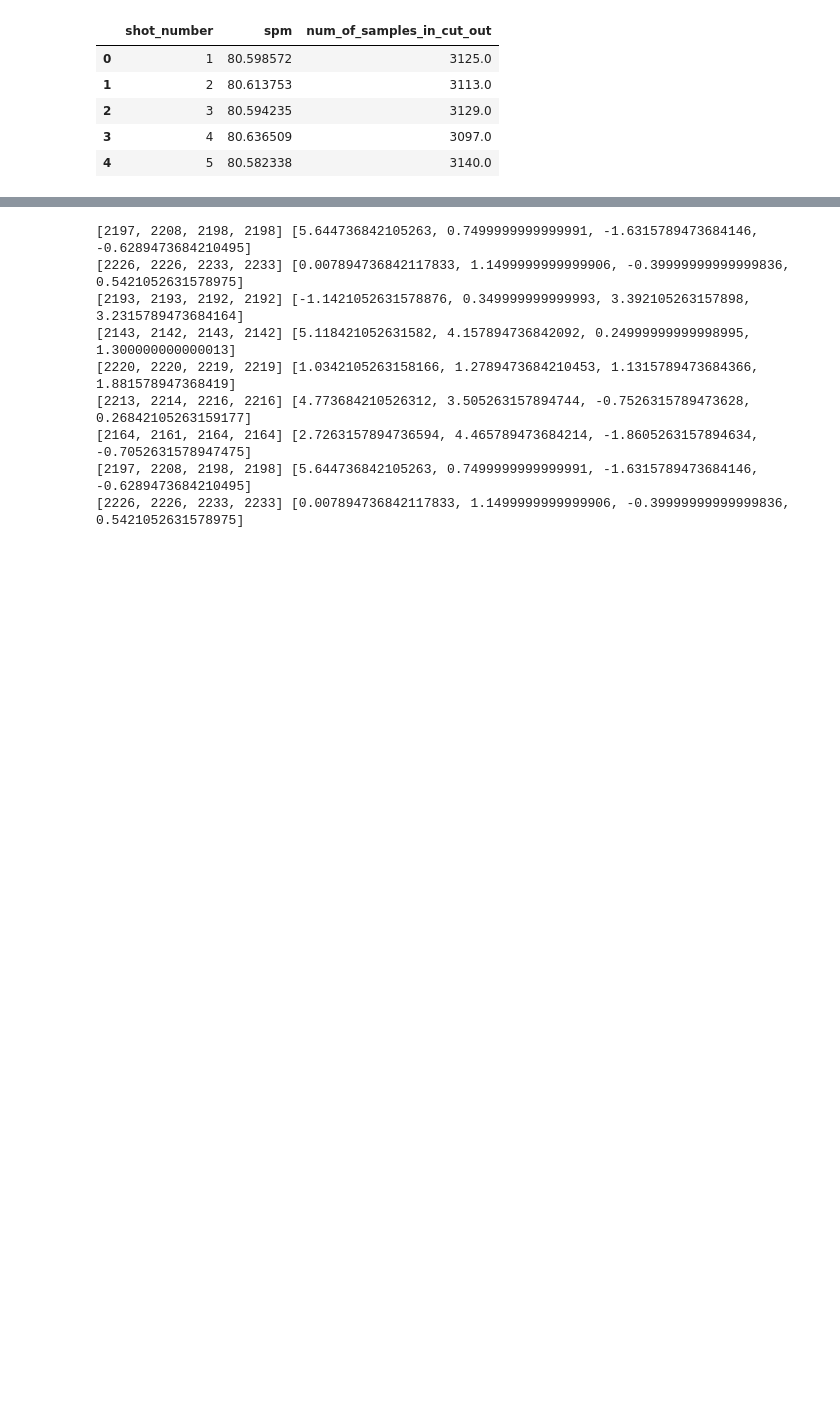
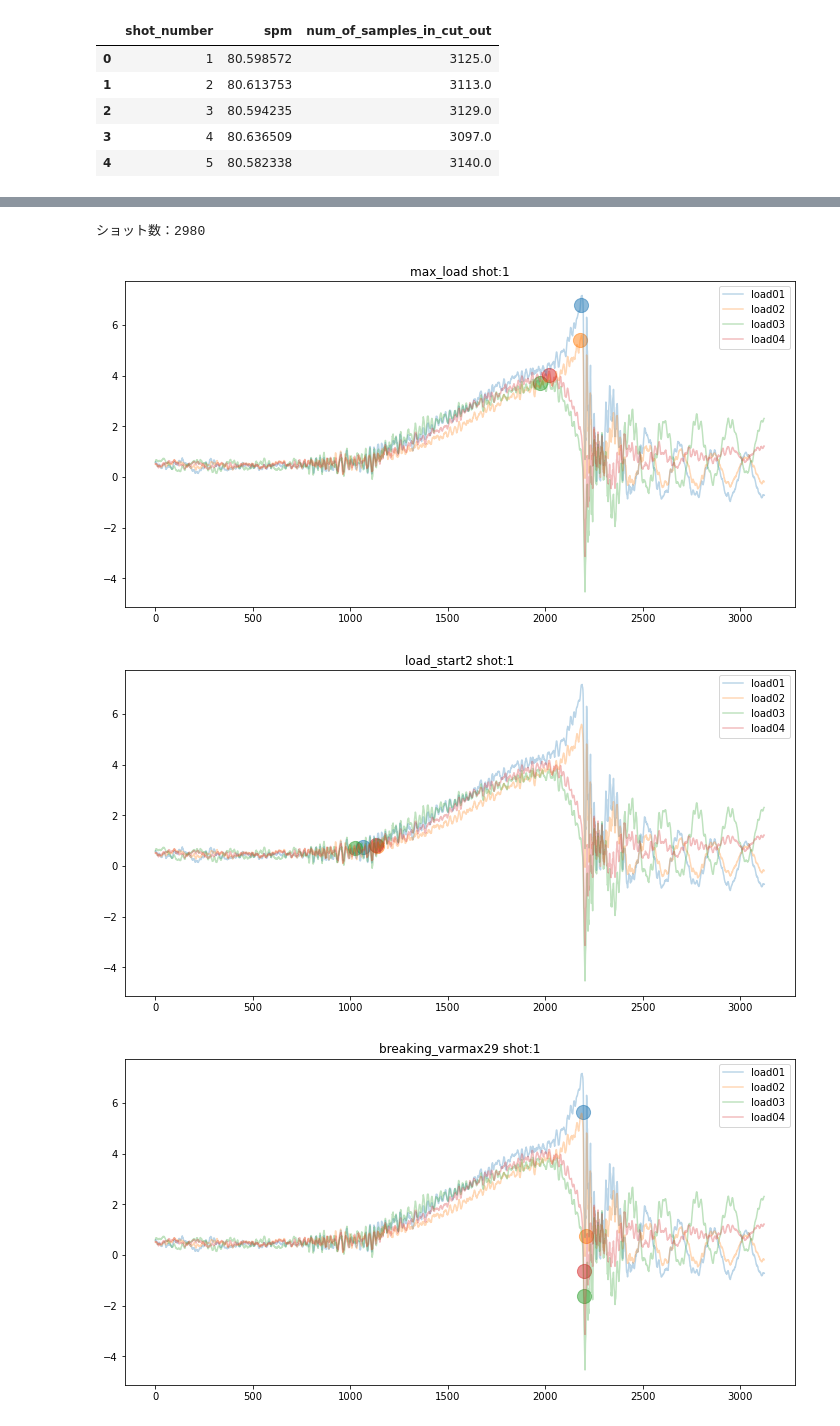
Before and after one commit to ymiyamoto5/data-analysis-platform-bak, a Jupyter notebook: notebooks/analyze.ipynb, the cells around one changed output, grey strips where cells are left out. Cells and saved outputs as stored; diff of their text form; code cells hidden in the pictures; blank space fills up the shorter version.

```diff
--- a/notebooks/analyze.ipynb
+++ b/notebooks/analyze.ipynb
@@ -16,0 +33,12 @@ shot_df.head()
+# %%
+# 対象データ設定
+target = "20201201010000"
+shots_data_index = "shots-" + target + "-data"
+shots_meta_index = "shots-" + target + "-meta"
+# %%
+# 最初のショットを取得して確認
+dr = DataReader()
+
+shot_number = 1
+shot_df = dr.read_shot(shots_data_index, shot_number=shot_number)
+shot_df.head()
@@ -48,17 +63,14 @@ shot_df
-# %%
-for shot in range(1, 10):
-    shot_data = shot_df[shot_df.shot_number == shot]
-
-#     argmax,valmax = extract_features(shot_data, 80.0, breaking_varmax29, shot=shot, disp_chart=True)
-    argmax,valmax = extract_features(shot_data, 80.0, breaking_varmax29, shot=shot)
-    print(argmax, valmax)
-# %% [output]
-[2197, 2208, 2198, 2198] [5.644736842105263, 0.7499999999999991, -1.6315789473684146, -0.6289473684210495]
-[2226, 2226, 2233, 2233] [0.007894736842117833, 1.1499999999999906, -0.39999999999999836, 0.5421052631578975]
-[2193, 2193, 2192, 2192] [-1.1421052631578876, 0.349999999999993, 3.392105263157898, 3.2315789473684164]
-[2143, 2142, 2143, 2142] [5.118421052631582, 4.157894736842092, 0.24999999999998995, 1.300000000000013]
-[2220, 2220, 2219, 2219] [1.0342105263158166, 1.2789473684210453, 1.1315789473684366, 1.881578947368419]
-[2213, 2214, 2216, 2216] [4.773684210526312, 3.505263157894744, -0.7526315789473628, 0.26842105263159177]
-[2164, 2161, 2164, 2164] [2.7263157894736594, 4.465789473684214, -1.8605263157894634, -0.7052631578947475]
-[2197, 2208, 2198, 2198] [5.644736842105263, 0.7499999999999991, -1.6315789473684146, -0.6289473684210495]
-[2226, 2226, 2233, 2233] [0.007894736842117833, 1.1499999999999906, -0.39999999999999836, 0.5421052631578975]
+# %%
+# ショットの数を確認
+print(f"ショット数：{len(shots_meta_df)}")
+# %% [output]
+ショット数：2980
+# %%
+# 最初のショットの最大荷重点、荷重開始点、破断点を確認
+max_load_indicies, max_load_values = extract_features(shot_df, 80.0, max_load, shot=shot_number, disp_chart=True)
+load_start_indicies, load_start_values =extract_features(shot_df, 80.0, load_start2, shot=shot_number, disp_chart=True)
+break_load_indicies, break_load_values =extract_features(shot_df, 80.0, breaking_varmax29, shot=shot_number, disp_chart=True)
+# %% [output]
+[figure, added]
+[figure, added]
+[figure, added]
```
Also changed, not shown: parts of 10 cells of this notebook, 8 other files.
